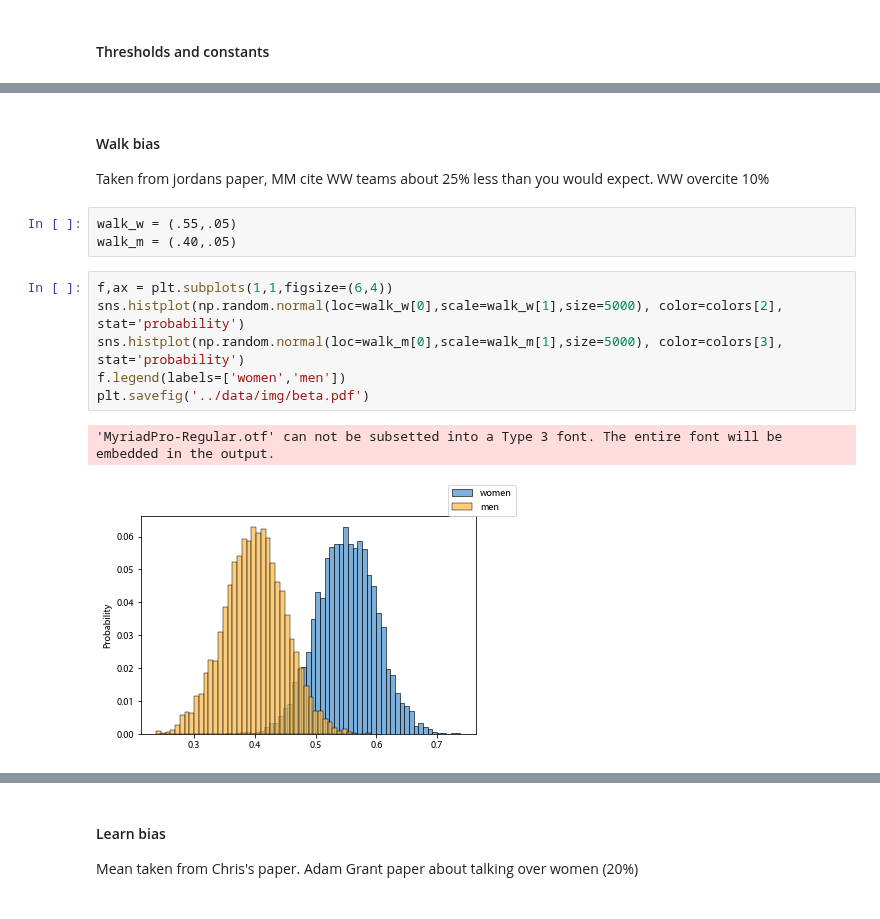
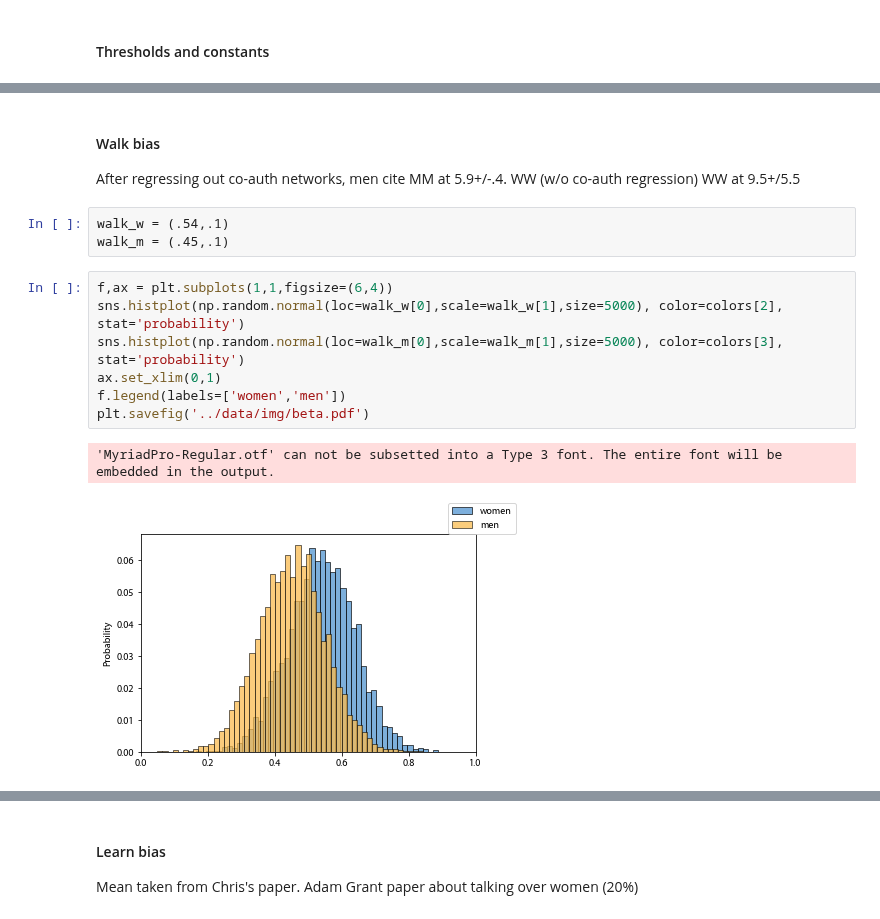
Before and after one commit to jastiso/modeling_citations, a Jupyter notebook: scripts/simulations.ipynb, the cells around one changed output, grey strips where cells are left out. Cells and saved outputs as stored; diff of their text form.

```diff
--- a/scripts/simulations.ipynb
+++ b/scripts/simulations.ipynb
@@ -104,17 +104,18 @@ plt.savefig('../data/img/alpha.pdf')
-# %% [markdown]
-#### Walk bias
-Taken from jordans paper, MM cite WW teams about 25% less than you would expect. WW overcite 10%
-# %%
-walk_w = (.55,.05)
-walk_m = (.40,.05)
+# %% [markdown]
+#### Walk bias
+After regressing out co-auth networks, men cite MM at 5.9+/-.4. WW (w/o co-auth regression) WW at 9.5+/5.5
+# %%
+walk_w = (.54,.1)
+walk_m = (.45,.1)
 # %%
 f,ax = plt.subplots(1,1,figsize=(6,4))
 sns.histplot(np.random.normal(loc=walk_w[0],scale=walk_w[1],size=5000), color=colors[2], stat='probability')
 sns.histplot(np.random.normal(loc=walk_m[0],scale=walk_m[1],size=5000), color=colors[3], stat='probability')
+ax.set_xlim(0,1)
 f.legend(labels=['women','men'])
 plt.savefig('../data/img/beta.pdf')
 # %% [output]
 'MyriadPro-Regular.otf' can not be subsetted into a Type 3 font. The entire font will be embedded in the output.
-[figure, old version]
+[figure, new version]
 # %% [markdown]
 #### Meet bias
```
Also changed, not shown: parts of 19 cells of this notebook, 1 other file.
